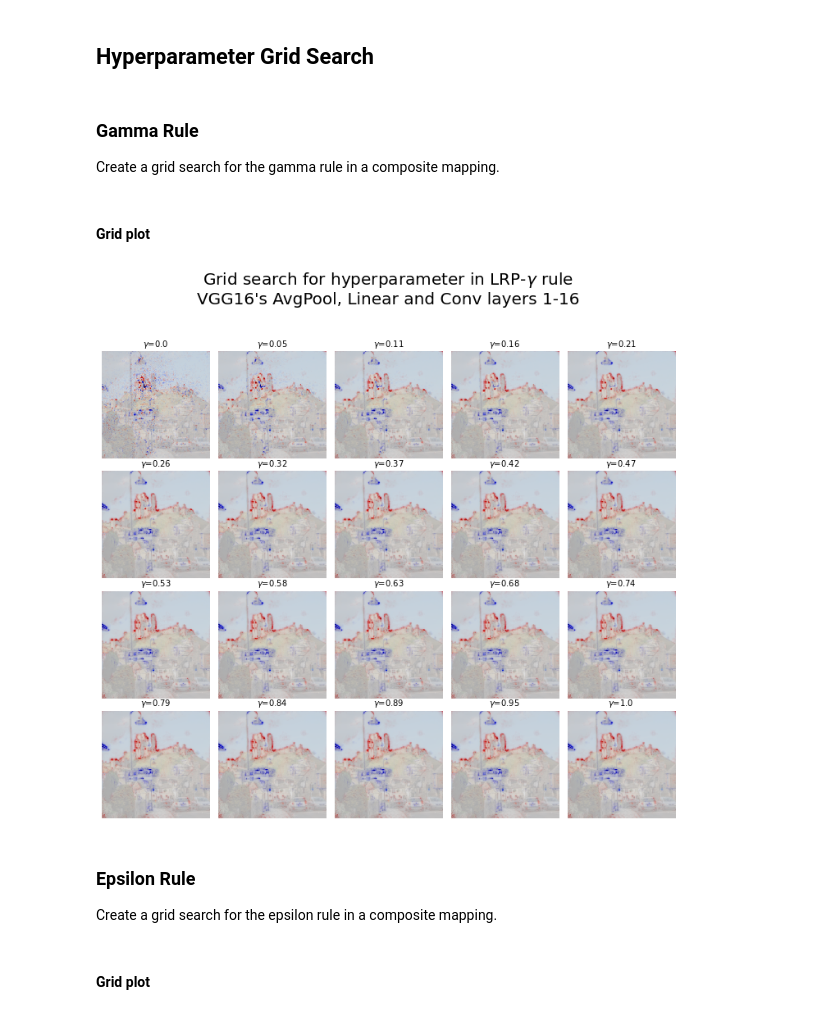
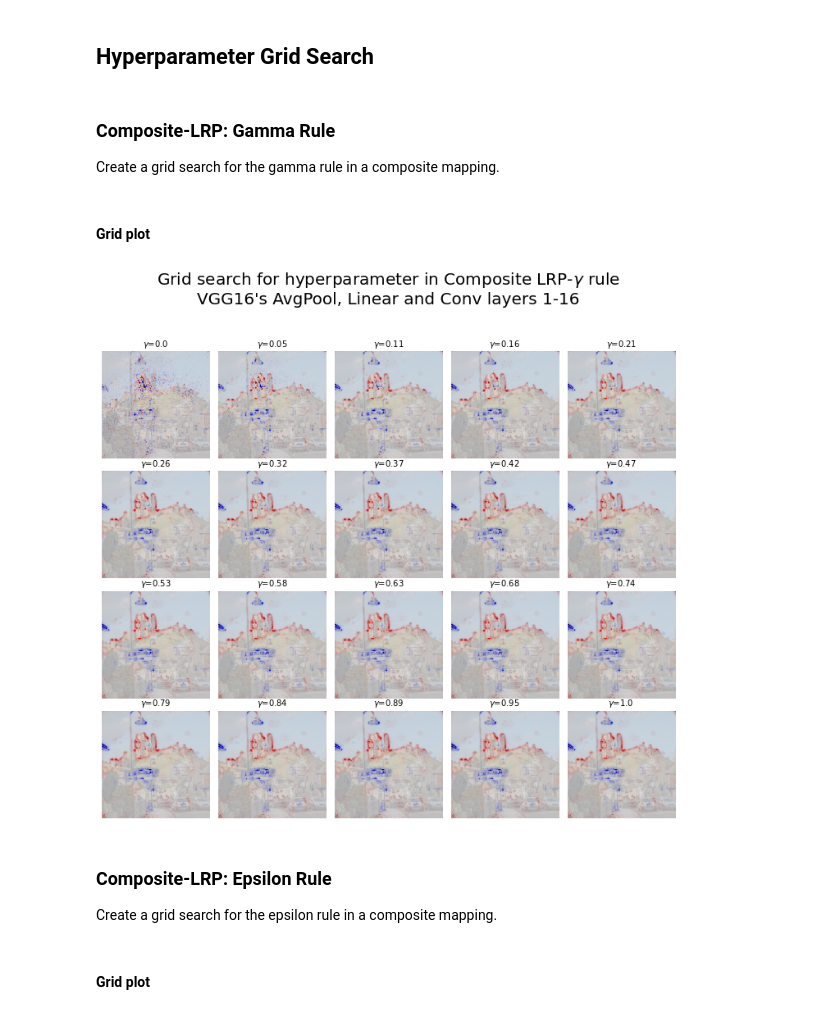
Before and after one commit to rodrigobdz/lrp, a Jupyter notebook: experiments/experiments.ipynb, the cells around one changed output. Drawn from its saved outputs; the diff is of its cells as text; code cells hidden in the pictures.

```diff
--- a/experiments/experiments.ipynb
+++ b/experiments/experiments.ipynb
@@ -51,7 +51,7 @@ filter_by_layer_index_type.set_target_types(vgg16_target_types)
 # Init epsilon and gammafrom pathlib import Path values for hyperparameter search
 hyperparams: numpy.ndarray = numpy.linspace(0.0, 1.0, num=20)
 # %% [markdown]
-### Gamma Rule
+### Composite-LRP: Gamma Rule
 
 Create a grid search for the gamma rule in a composite mapping.
 # %%
@@ -80,20 +80,20 @@ results = e.generate_multiple_lrp_relevances(hyperparams, name_map_hyperparam_se
 # %% [markdown]
 #### Grid plot
 # %%
-title: str = "Grid search for hyperparameter in LRP-$\gamma$ rule\nVGG16's AvgPool, Linear and Conv layers 1-16"
-filename: str = 'high-res-gammas-lrp.png'
+title: str = "Grid search for hyperparameter in Composite LRP-$\gamma$ rule\nVGG16's AvgPool, Linear and Conv layers 1-16"
+filename: str = 'composite-gammas-lrp.png'
 
 lrp.plot.grid(results,
               title=title,
               filename=f'{output_dir_path}/{filename}',
               image=img,
               gridsize=(4, 5),
               param_name='$\gamma$',
               param_print=lambda p: round(p, 2))
 # %% [output]
-[figure, old version]
+[figure, new version]
 # %% [markdown]
-### Epsilon Rule
+### Composite-LRP: Epsilon Rule
 
 Create a grid search for the epsilon rule in a composite mapping.
 # %%
```
Also changed, not shown: parts of 10 cells of this notebook.
